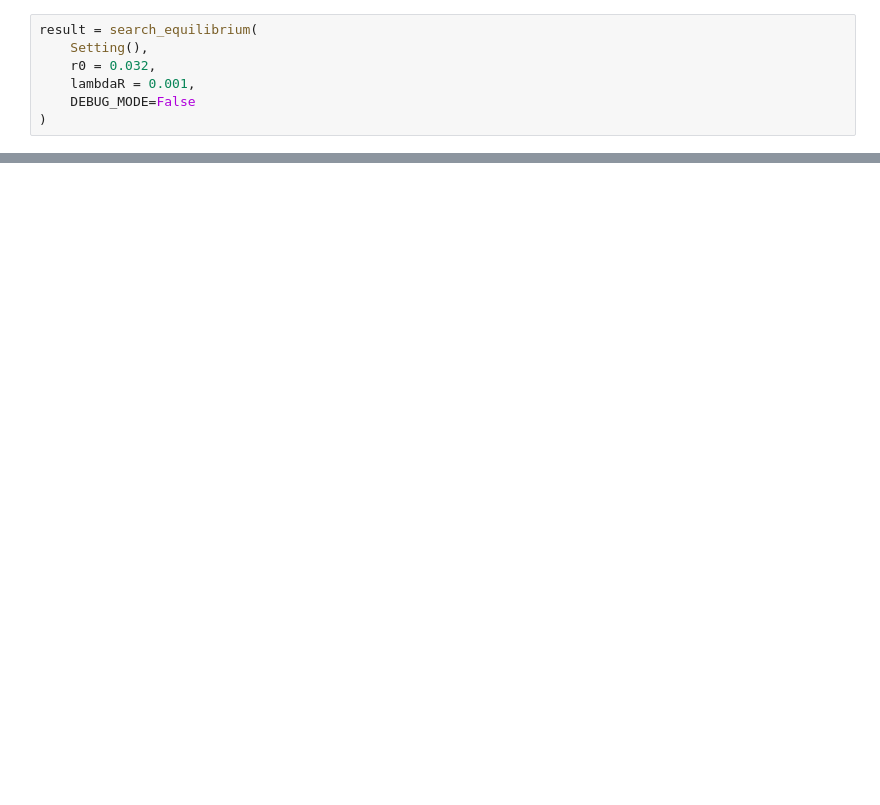
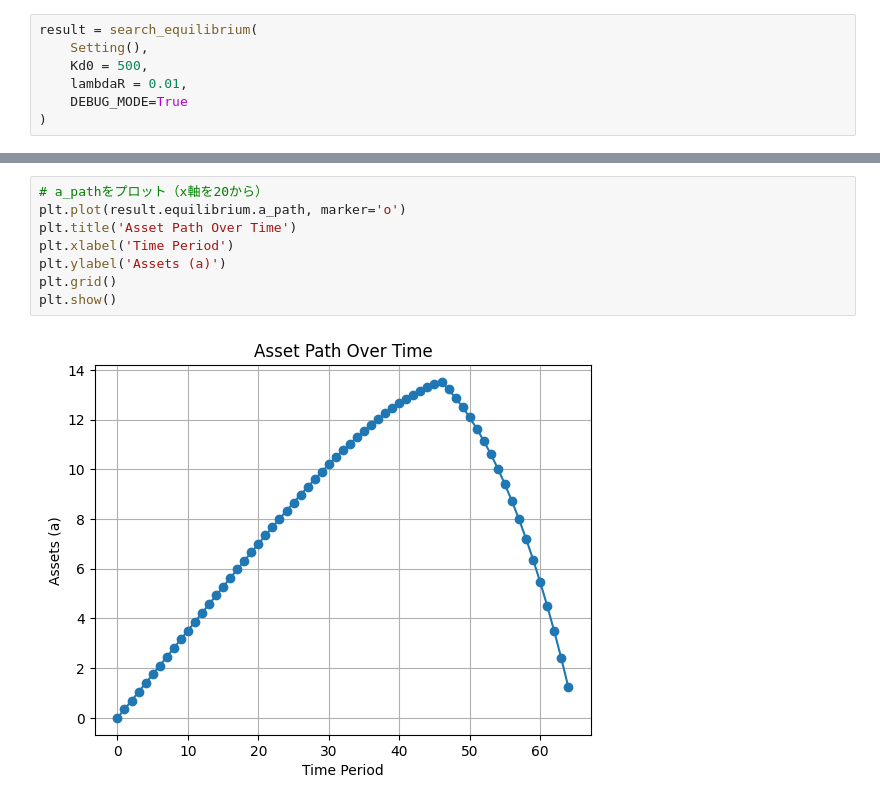
Before and after one commit to tomoyahiroe/quant-macro-workshop, a Jupyter notebook: src/ch6/olg_deterministic/main.ipynb, the cells around one changed output, grey strips where cells are left out. Cells and saved outputs as stored; diff of their text form; blank space fills up the shorter version.

```diff
--- a/src/ch6/olg_deterministic/main.ipynb
+++ b/src/ch6/olg_deterministic/main.ipynb
@@ -6,8 +7,8 @@ import numpy as np
 # %%
 result = search_equilibrium(
     Setting(),
-    r0 = 0.032,
-    lambdaR = 0.001,
-    DEBUG_MODE=False
+    Kd0 = 500,
+    lambdaR = 0.01,
+    DEBUG_MODE=True
 )
 # %% [output]
@@ -33,0 +46,10 @@ print(result.eq)
+# %%
+# a_pathをプロット（x軸を20から）
+plt.plot(result.equilibrium.a_path, marker='o')
+plt.title('Asset Path Over Time')
+plt.xlabel('Time Period')
+plt.ylabel('Assets (a)')
+plt.grid()
+plt.show()
+# %% [output]
+[figure, added]
```
Also changed, not shown: parts of 5 cells of this notebook, 2 other files.
